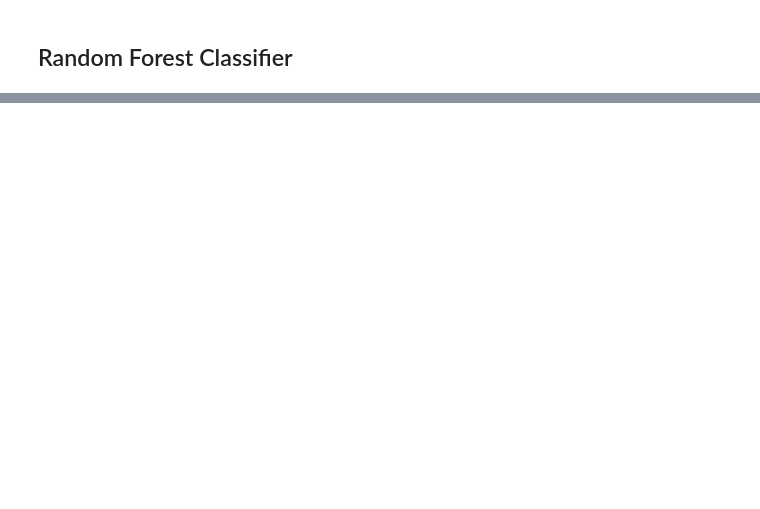
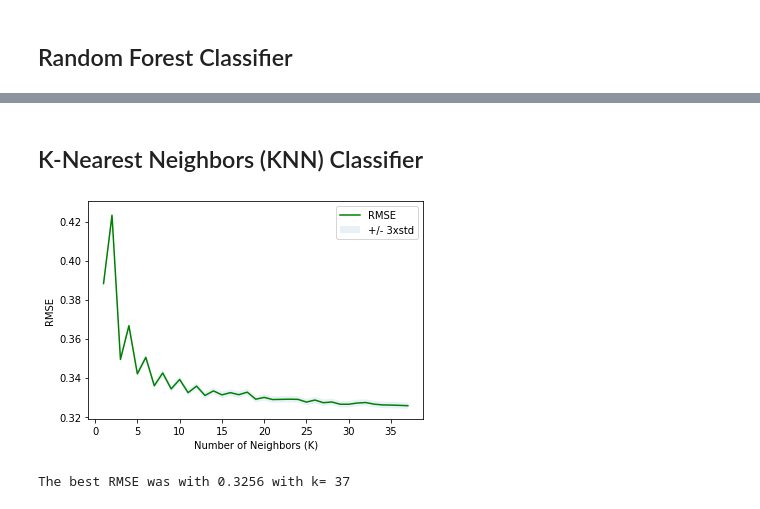
Before and after one commit to maria-luisa-gomez/covid-death-rate-prediction, a Jupyter notebook: notebooks/1 COVID Modelling_unbalanced_biclass.ipynb, the cells around one changed output, grey strips where cells are left out. Saved outputs shown, nothing was run; the diff lists cells and outputs as text; code cells hidden in the pictures; blank space fills up the shorter version.

```diff
--- a/notebooks/1 COVID Modelling_unbalanced_biclass.ipynb
+++ b/notebooks/1 COVID Modelling_unbalanced_biclass.ipynb
@@ -532,0 +461,22 @@ print("The best RMSE was with", round(mean_sqr.min(), 4), "with k=", mean_sqr.ar
+# %%
+RF = RandomForestClassifier(criterion="entropy", max_depth = 15, random_state=42).fit(X_train, y_train)
+y_pred = RF.predict(X_test)
+y_pred_train = RF.predict(X_train)
+
+
+RF_RMSE = mean_squared_error(y_test, y_pred)**0.5
+RF_RMSE_train = mean_squared_error(y_train, y_pred_train)**0.5
+
+RF_f_score = f1_score(y_test, y_pred, average='macro')
+RF_f_score_train = f1_score(y_train, y_pred_train, average='macro')
+
+RF_class_report = classification_report(y_test, y_pred)
+RF_class_report_train = classification_report(y_train, y_pred_train)
+
+RF_dict = classification_report(y_test, yhat, output_dict=True)
+# Compute confusion matrix
+cnf_matrix = confusion_matrix(y_test, y_pred, labels=[1,0])
+np.set_printoptions(precision=2)
+# Plot non-normalized confusion matrix
+plt.figure()
+plot_confusion_matrix(cnf_matrix, classes=['RECUPERADOS', 'FALLECIDOS'],normalize=False,  title='LR Confusion matrix')
@@ -532,0 +510,26 @@ print("The best RMSE was with", round(mean_sqr.min(), 4), "with k=", mean_sqr.ar
+# %% [markdown]
+## K-Nearest Neighbors (KNN) Classifier
+# %%
+Ks = 38 #38
+mean_sqr = np.zeros((Ks-1))
+std_sqr = np.zeros((Ks-1))
+ConfustionMx = [];
+for n in range(1,Ks):
+    #Train Model and Predict
+    KNN = KNeighborsClassifier(n_neighbors = n).fit(X_train,y_train)
+    y_pred= KNN.predict(X_test)
+    mean_sqr[n-1] = mean_squared_error(y_test, y_pred)**0.5
+
+    std_acc[n-1]=np.std(y_pred==y_test)/np.sqrt(y_pred.shape[0])
+# %%
+plt.plot(range(1,Ks),mean_sqr,'g')
+plt.fill_between(range(1,Ks),mean_sqr - 1 * std_sqr,mean_sqr + 1 * std_sqr, alpha=0.10)
+plt.legend(('RMSE ', '+/- 3xstd'))
+
+plt.ylabel('RMSE')
+plt.xlabel('Number of Neighbors (K)')
+plt.show()
+print("The best RMSE was with", round(mean_sqr.min(), 4), "with k=", mean_sqr.argmin()+1)
+# %% [output]
+[figure, added]
+The best RMSE was with 0.3256 with k= 37
```
Also changed, not shown: parts of 49 cells of this notebook, 4 other files.
